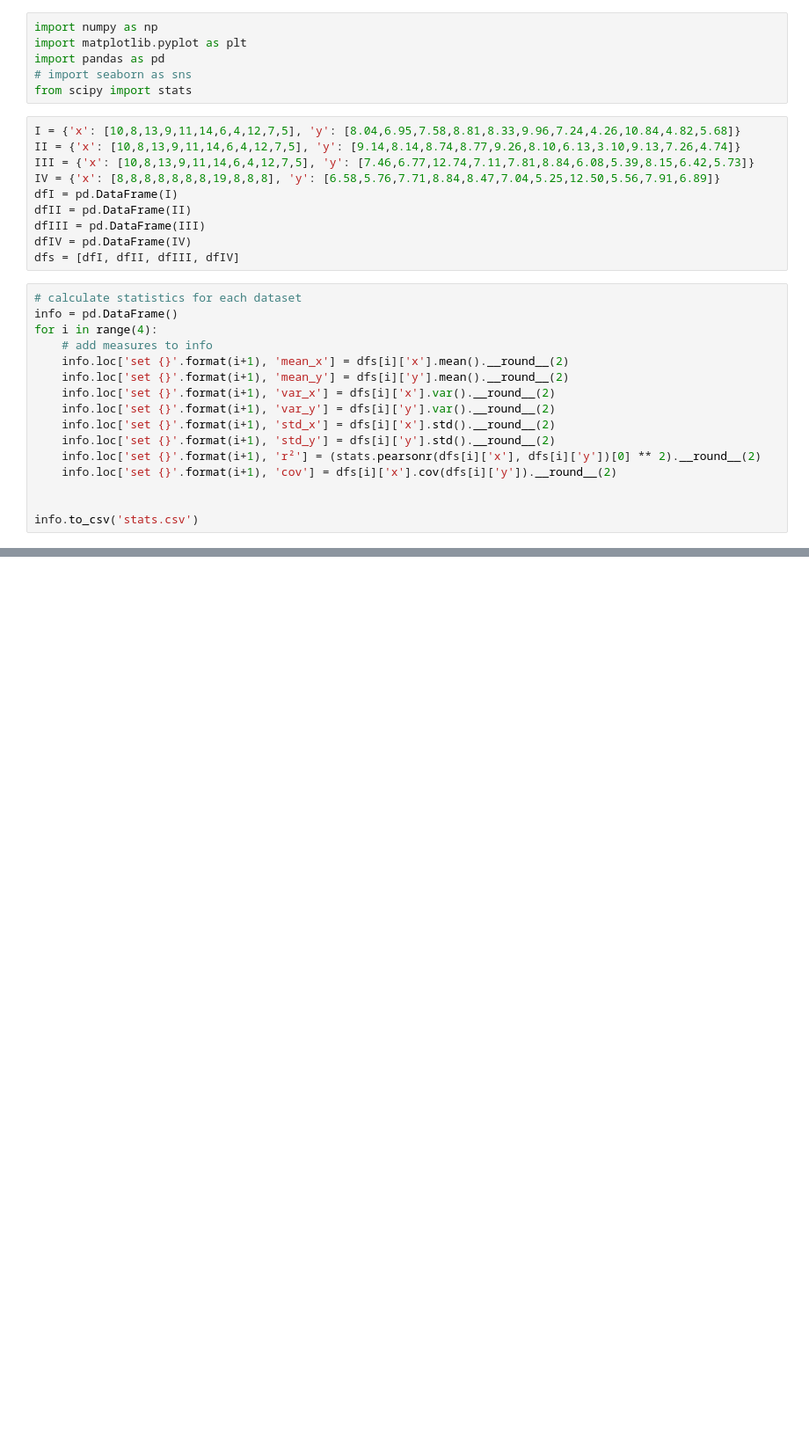
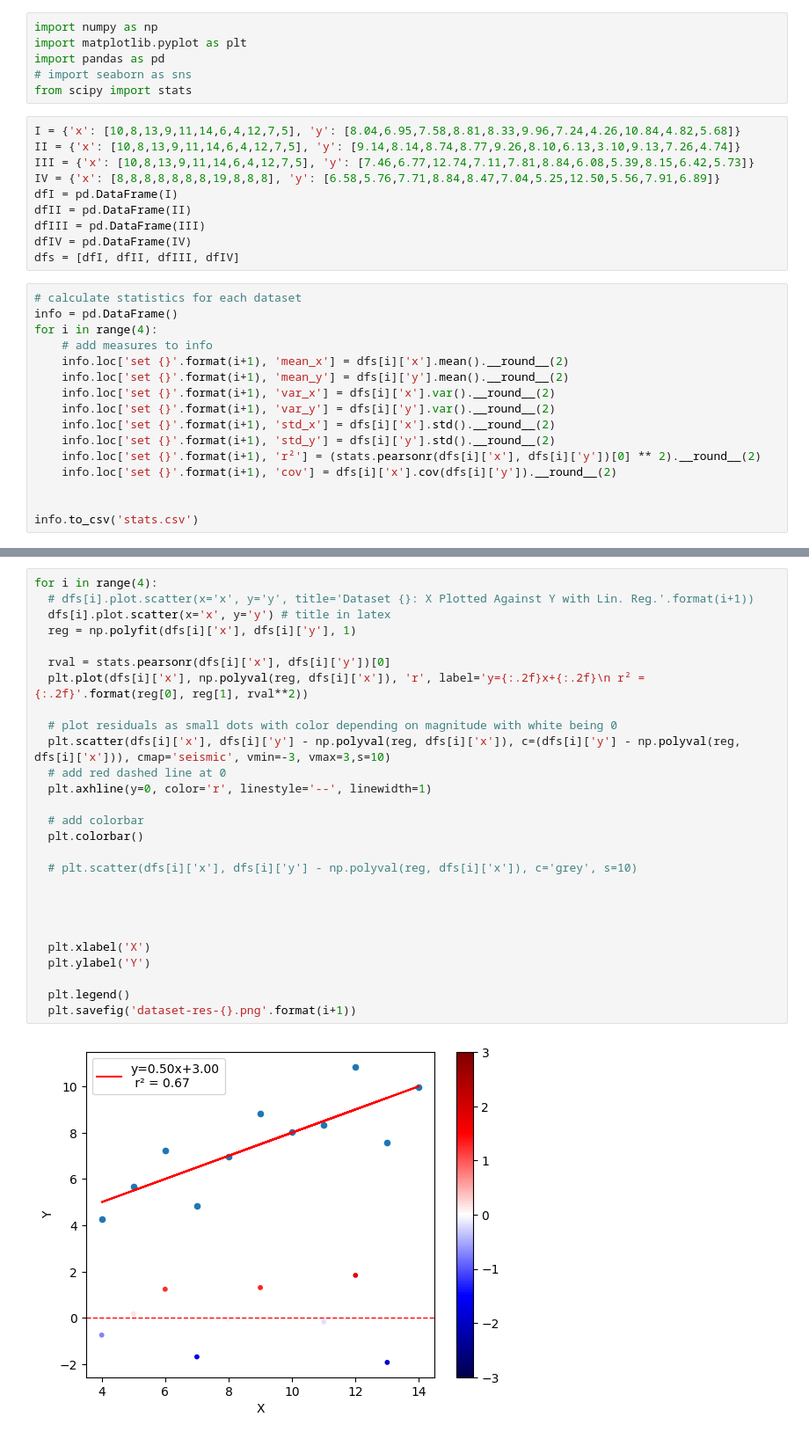
Before and after one commit to JakeBruner/Bivariate-Statistics-Exploration, a Jupyter notebook: stats.ipynb, the cells around one changed output, grey strips where cells are left out. Shown at 88% size. Cells and saved outputs as stored; diff of their text form; blank space fills up the shorter version.

Commit message:
residuals plots :)

```diff
--- a/stats.ipynb
+++ b/stats.ipynb
@@ -63,0 +64,29 @@ covariance = 5.499
+# %%
+for i in range(4):
+  # dfs[i].plot.scatter(x='x', y='y', title='Dataset {}: X Plotted Against Y with Lin. Reg.'.format(i+1))
+  dfs[i].plot.scatter(x='x', y='y') # title in latex
+  reg = np.polyfit(dfs[i]['x'], dfs[i]['y'], 1)
+
+  rval = stats.pearsonr(dfs[i]['x'], dfs[i]['y'])[0]
+  plt.plot(dfs[i]['x'], np.polyval(reg, dfs[i]['x']), 'r', label='y={:.2f}x+{:.2f}\n r² = {:.2f}'.format(reg[0], reg[1], rval**2))
+
+  # plot residuals as small dots with color depending on magnitude with white being 0
+  plt.scatter(dfs[i]['x'], dfs[i]['y'] - np.polyval(reg, dfs[i]['x']), c=(dfs[i]['y'] - np.polyval(reg, dfs[i]['x'])), cmap='seismic', vmin=-3, vmax=3,s=10)
+  # add red dashed line at 0
+  plt.axhline(y=0, color='r', linestyle='--', linewidth=1)
+
+  # add colorbar
+  plt.colorbar()
+
+  # plt.scatter(dfs[i]['x'], dfs[i]['y'] - np.polyval(reg, dfs[i]['x']), c='grey', s=10)
+
+
+
+
+  plt.xlabel('X')
+  plt.ylabel('Y')
+
+  plt.legend()
+  plt.savefig('dataset-res-{}.png'.format(i+1))
+# %% [output]
+[figure, added]
```
Also changed, not shown: parts of 2 cells of this notebook, 16 other files.
